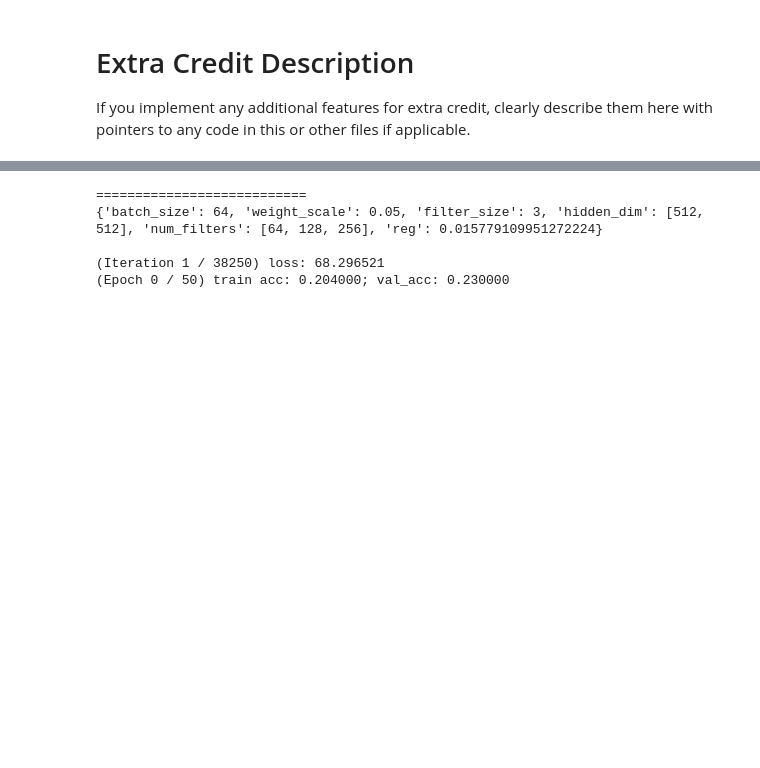
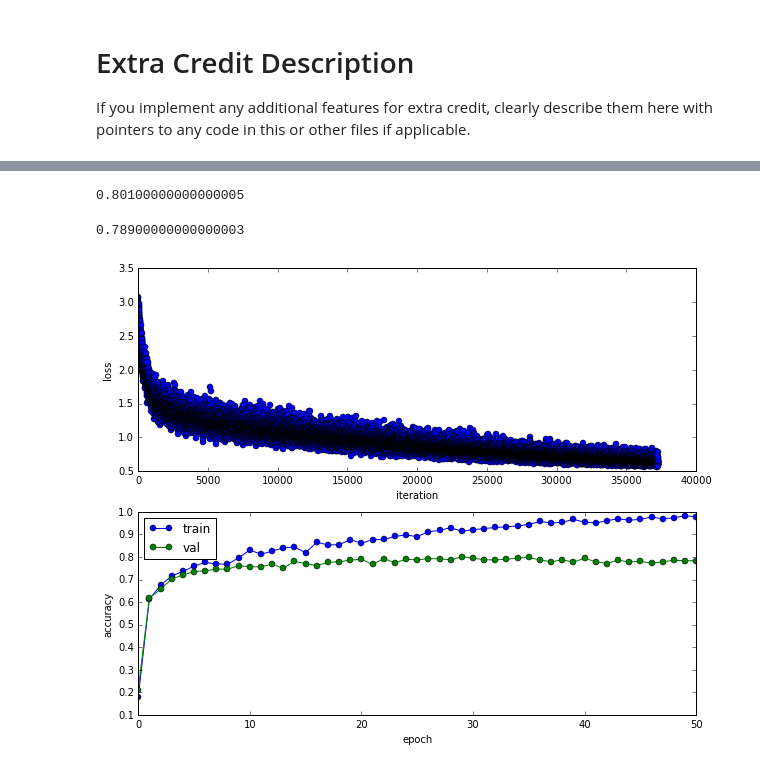
Before and after one commit to yonilev/cs231n-solutions, a Jupyter notebook: assignment2/ConvolutionalNetworks.ipynb, the cells around one changed output, grey strips where cells are left out. Cells and saved outputs as stored; diff of their text form; code cells hidden in the pictures; blank space fills up the shorter version.

```diff
--- a/assignment2/ConvolutionalNetworks.ipynb
+++ b/assignment2/ConvolutionalNetworks.ipynb
@@ -735,19 +736,23 @@ def run_experiment(num_epochs=50,data_set=data):
-# %%
-min_val_acc = 0.75
-num_ensembles = 2
-solvers = []
-
-while len(solvers)<num_ensembles:
-    solver = run_experiment()
-    val_acc = solver.best_val_acc
-    print 'curr val acc:',val_acc
-
-    if val_acc>min_val_acc:
-        solvers.append(solver)
-        print 'FOUND A GOOD MODEL!!!'
-# %% [output]
-===========================
-{'batch_size': 64, 'weight_scale': 0.05, 'filter_size': 3, 'hidden_dim': [512, 512], 'num_filters': [64, 128, 256], 'reg': 0.015779109951272224}
-
-(Iteration 1 / 38250) loss: 68.296521
-(Epoch 0 / 50) train acc: 0.204000; val_acc: 0.230000
+# %%
+solver.check_accuracy(data['X_val'],data['y_val'])
+# %% [output]
+0.80100000000000005
+# %%
+solver.check_accuracy(data['X_test'],data['y_test'])
+# %% [output]
+0.78900000000000003
+# %%
+plt.subplot(2, 1, 1)
+plt.plot(solver.loss_history[1000:], 'o')
+plt.xlabel('iteration')
+plt.ylabel('loss')
+
+plt.subplot(2, 1, 2)
+plt.plot(solver.train_acc_history, '-o')
+plt.plot(solver.val_acc_history, '-o')
+plt.legend(['train', 'val'], loc='upper left')
+plt.xlabel('epoch')
+plt.ylabel('accuracy')
+plt.show()
+# %% [output]
+[figure, added]
```
Also changed, not shown: parts of 2 cells of this notebook.
